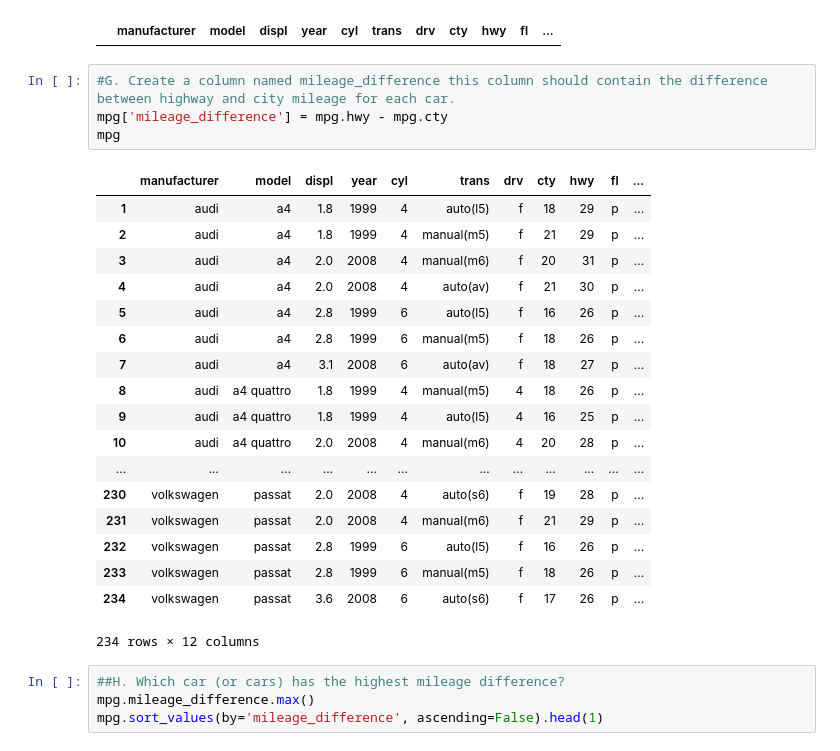
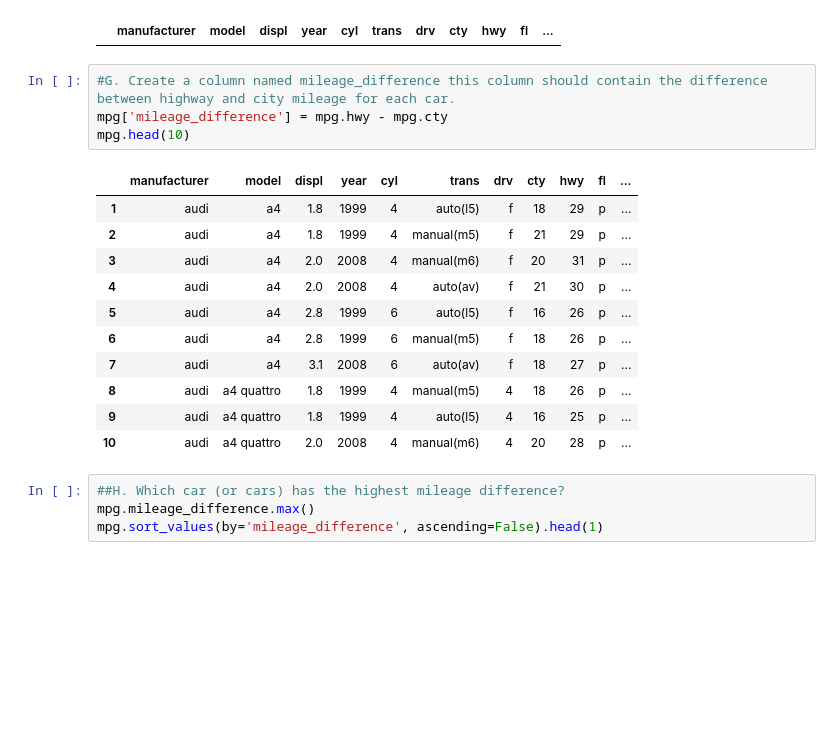
Before and after one commit to cari-holmes/python-exercises, a Jupyter notebook: pandas_series.ipynb, the cells around one changed output. Cells and saved outputs as stored; diff of their text form; blank space fills up the shorter version.

```diff
--- a/pandas_series.ipynb
+++ b/pandas_series.ipynb
@@ -761,26 +740,19 @@ mpg[better]
 # %%
 #G. Create a column named mileage_difference this column should contain the difference between highway and city mileage for each car.
 mpg['mileage_difference'] = mpg.hwy - mpg.cty
-mpg
+mpg.head(10)
 # %% [output]
 |  | manufacturer | model | displ | year | cyl | trans | drv | cty | hwy | fl | ... |
 | 1 | audi | a4 | 1.8 | 1999 | 4 | auto(l5) | f | 18 | 29 | p | ... |
 | 2 | audi | a4 | 1.8 | 1999 | 4 | manual(m5) | f | 21 | 29 | p | ... |
 | 3 | audi | a4 | 2.0 | 2008 | 4 | manual(m6) | f | 20 | 31 | p | ... |
 | 4 | audi | a4 | 2.0 | 2008 | 4 | auto(av) | f | 21 | 30 | p | ... |
 | 5 | audi | a4 | 2.8 | 1999 | 6 | auto(l5) | f | 16 | 26 | p | ... |
 | 6 | audi | a4 | 2.8 | 1999 | 6 | manual(m5) | f | 18 | 26 | p | ... |
 | 7 | audi | a4 | 3.1 | 2008 | 6 | auto(av) | f | 18 | 27 | p | ... |
 | 8 | audi | a4 quattro | 1.8 | 1999 | 4 | manual(m5) | 4 | 18 | 26 | p | ... |
 | 9 | audi | a4 quattro | 1.8 | 1999 | 4 | auto(l5) | 4 | 16 | 25 | p | ... |
 | 10 | audi | a4 quattro | 2.0 | 2008 | 4 | manual(m6) | 4 | 20 | 28 | p | ... |
-| ... | ... | ... | ... | ... | ... | ... | ... | ... | ... | ... | ... |
-| 230 | volkswagen | passat | 2.0 | 2008 | 4 | auto(s6) | f | 19 | 28 | p | ... |
-| 231 | volkswagen | passat | 2.0 | 2008 | 4 | manual(m6) | f | 21 | 29 | p | ... |
-| 232 | volkswagen | passat | 2.8 | 1999 | 6 | auto(l5) | f | 16 | 26 | p | ... |
-| 233 | volkswagen | passat | 2.8 | 1999 | 6 | manual(m5) | f | 18 | 26 | p | ... |
-| 234 | volkswagen | passat | 3.6 | 2008 | 6 | auto(s6) | f | 17 | 26 | p | ... |
-234 rows × 12 columns
 # %%
 ##H. Which car (or cars) has the highest mileage difference?
 mpg.mileage_difference.max()
```
Also changed, not shown: parts of 5 cells of this notebook.
